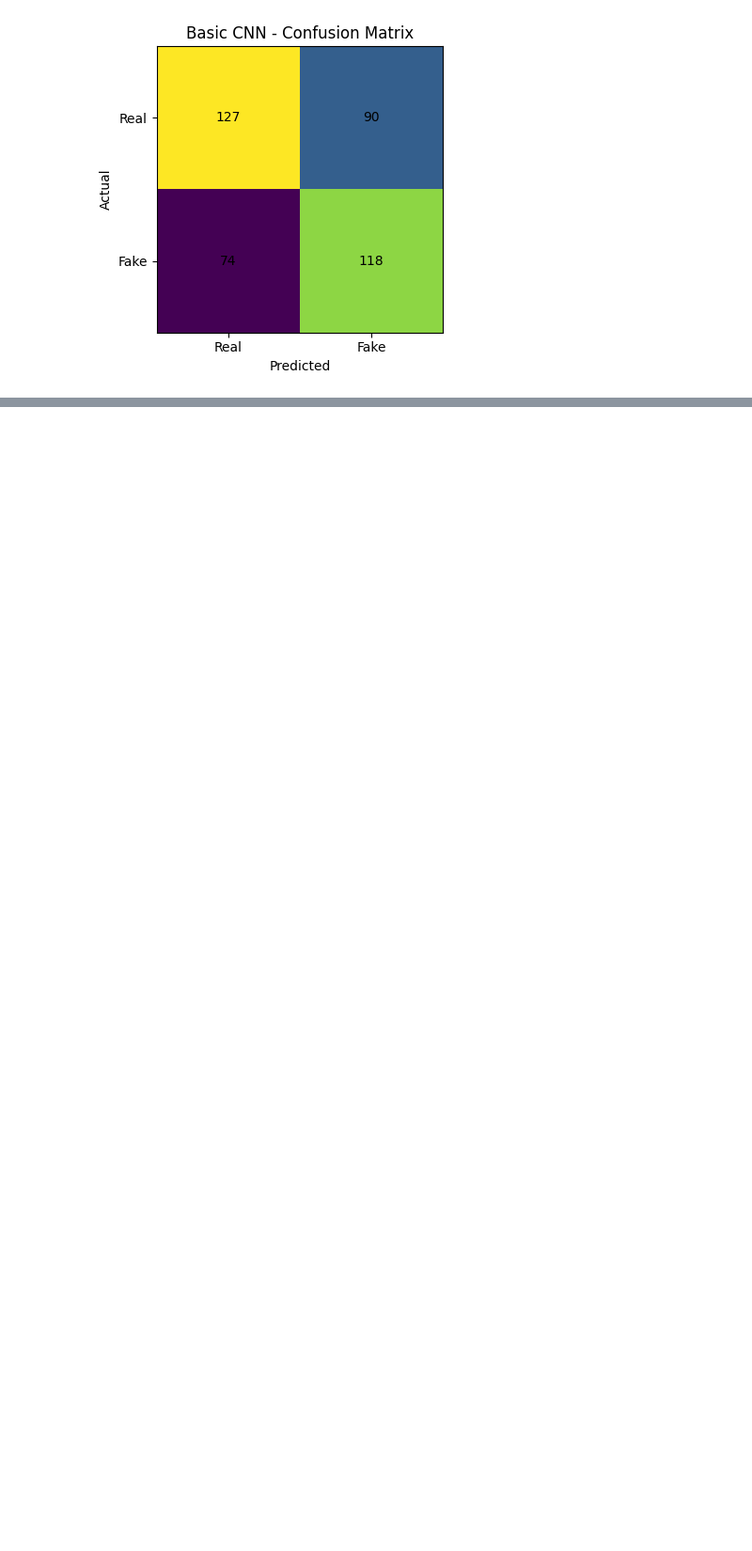
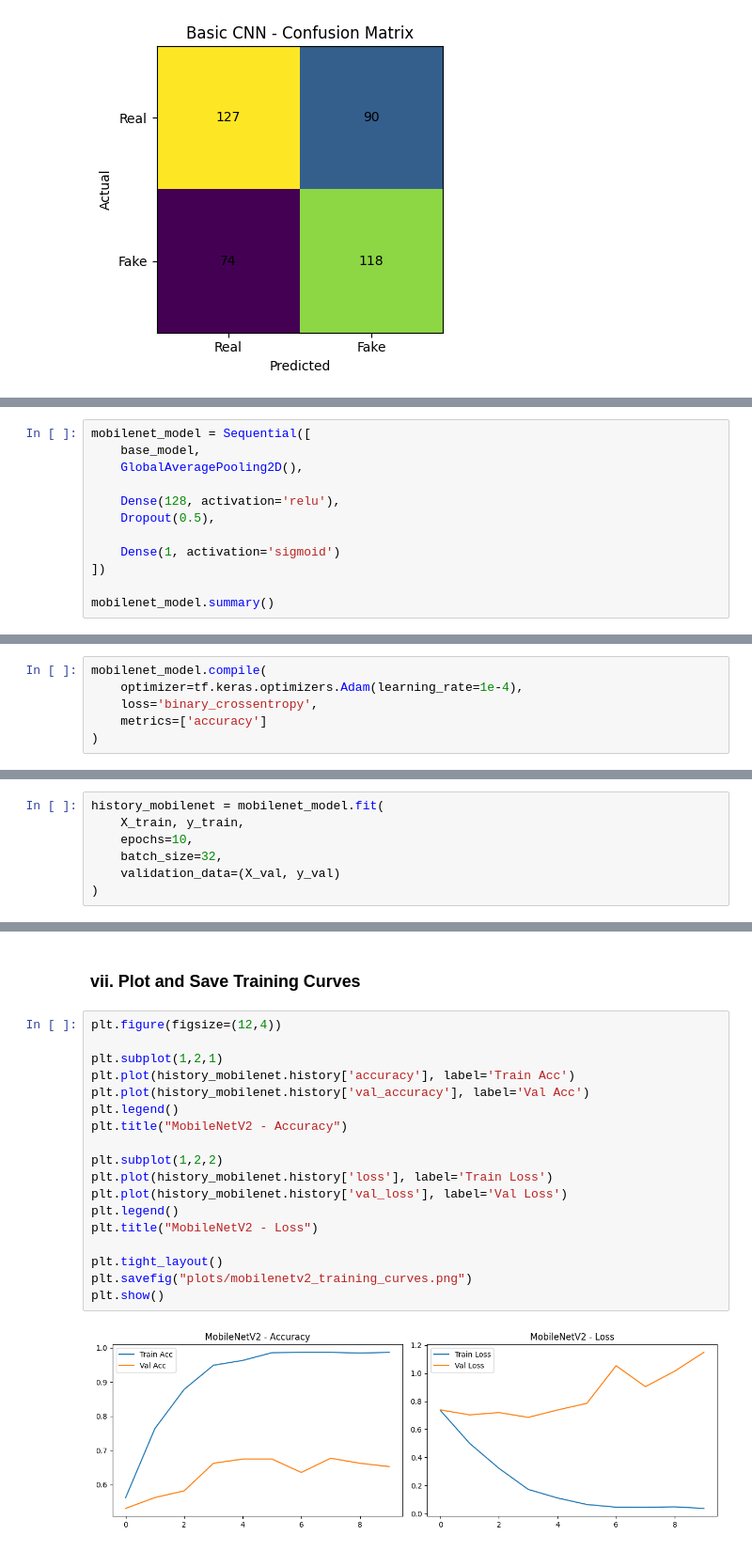
Before and after one commit to zubair-ui/Fake-Face-Detection, a Jupyter notebook: fake-face-detection.ipynb, the cells around one changed output, grey strips where cells are left out. Shown at 94% size. Saved outputs shown, nothing was run; the diff lists cells and outputs as text; blank space fills up the shorter version.

Commit message:
Trained a MobileNetV2 model on the Dataset

```diff
--- a/fake-face-detection.ipynb
+++ b/fake-face-detection.ipynb
@@ -244,0 +261,12 @@ plt.show()
+# %%
+mobilenet_model = Sequential([
+    base_model,
+    GlobalAveragePooling2D(),
+
+    Dense(128, activation='relu'),
+    Dropout(0.5),
+
+    Dense(1, activation='sigmoid')
+])
+
+mobilenet_model.summary()
@@ -244,0 +295,6 @@ plt.show()
+# %%
+mobilenet_model.compile(
+    optimizer=tf.keras.optimizers.Adam(learning_rate=1e-4),
+    loss='binary_crossentropy',
+    metrics=['accuracy']
+)
@@ -244,0 +303,7 @@ plt.show()
+# %%
+history_mobilenet = mobilenet_model.fit(
+    X_train, y_train,
+    epochs=10,
+    batch_size=32,
+    validation_data=(X_val, y_val)
+)
@@ -244,0 +355,22 @@ plt.show()
+# %% [markdown]
+### vii. Plot and Save Training Curves
+# %%
+plt.figure(figsize=(12,4))
+
+plt.subplot(1,2,1)
+plt.plot(history_mobilenet.history['accuracy'], label='Train Acc')
+plt.plot(history_mobilenet.history['val_accuracy'], label='Val Acc')
+plt.legend()
+plt.title("MobileNetV2 - Accuracy")
+
+plt.subplot(1,2,2)
+plt.plot(history_mobilenet.history['loss'], label='Train Loss')
+plt.plot(history_mobilenet.history['val_loss'], label='Val Loss')
+plt.legend()
+plt.title("MobileNetV2 - Loss")
+
+plt.tight_layout()
+plt.savefig("plots/mobilenetv2_training_curves.png")
+plt.show()
+# %% [output]
+[figure, added]
```
Also changed, not shown: parts of 15 cells of this notebook.
